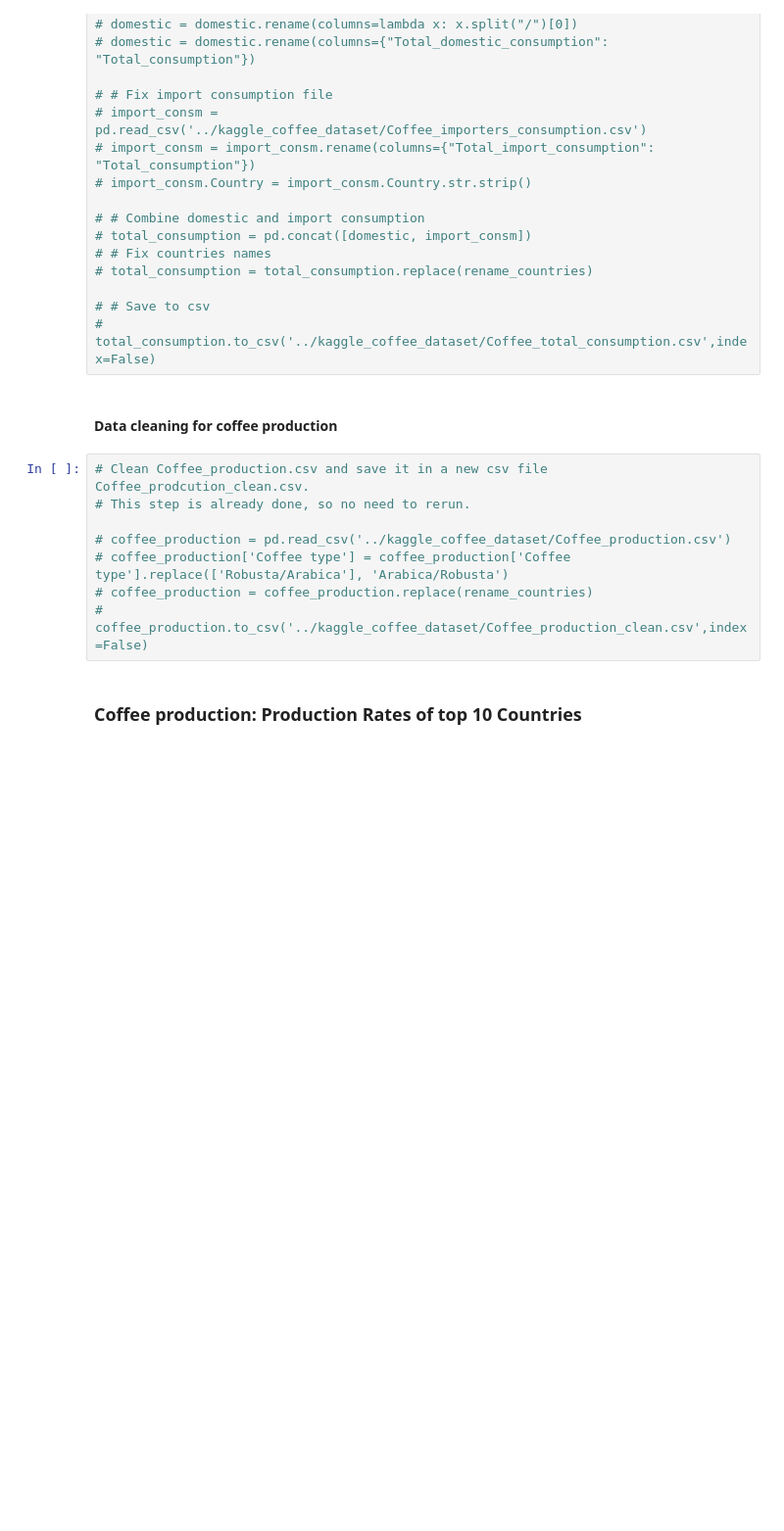
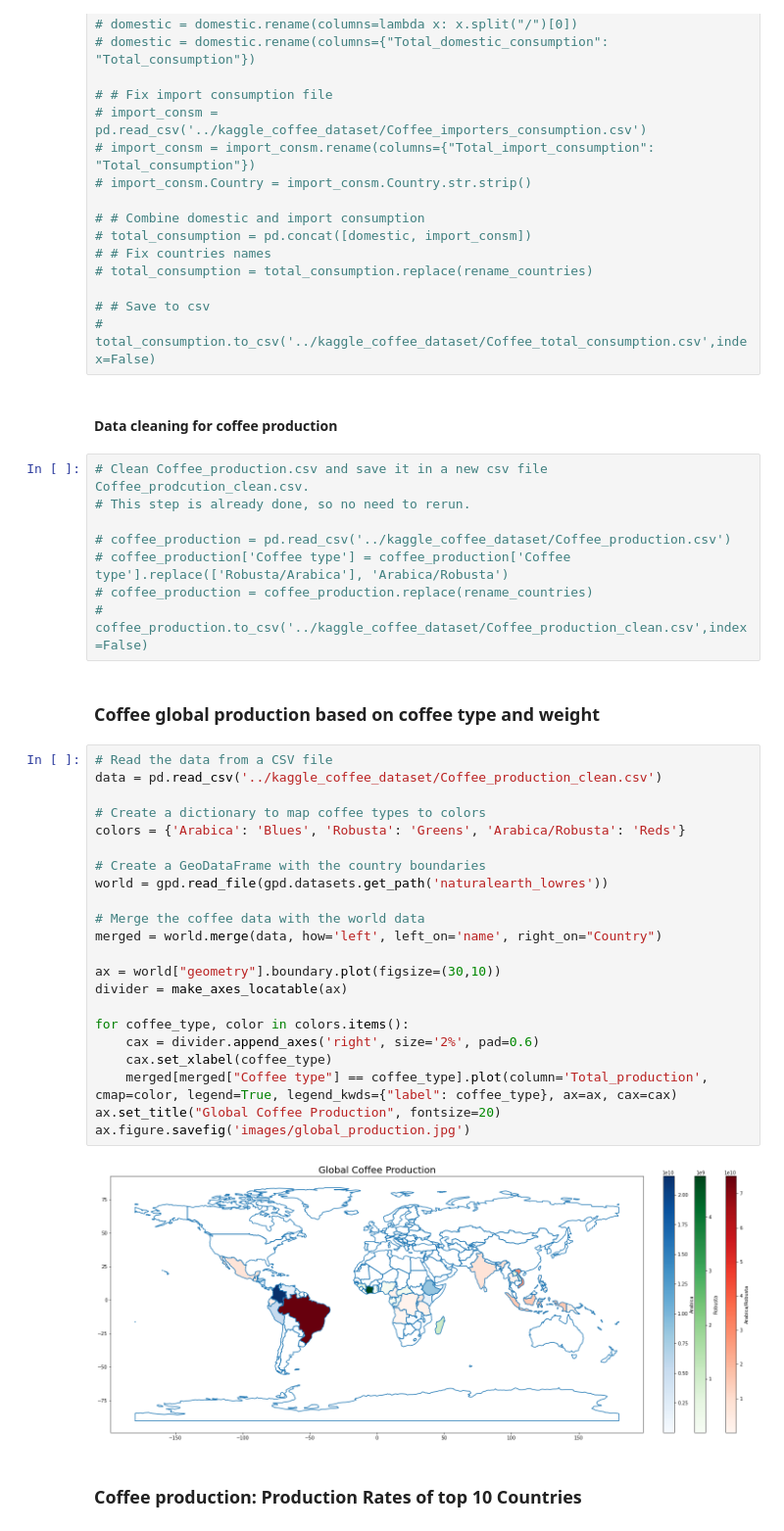
Before and after one commit to com-480-data-visualization/project-2023-kingdom_of_kaffa, a Jupyter notebook: dataset_analysis/kaggle_coffee_dataset.ipynb, the cells around one changed output. Shown: that part at 98% size. Saved outputs shown, nothing was run; the diff lists cells and outputs as text; blank space fills up the shorter version.

```diff
--- a/dataset_analysis/kaggle_coffee_dataset.ipynb
+++ b/dataset_analysis/kaggle_coffee_dataset.ipynb
@@ -53,5 +53,31 @@ pd.set_option('display.max_rows', 500)
 # coffee_production['Coffee type'] = coffee_production['Coffee type'].replace(['Robusta/Arabica'], 'Arabica/Robusta')
 # coffee_production = coffee_production.replace(rename_countries)
 # coffee_production.to_csv('../kaggle_coffee_dataset/Coffee_production_clean.csv',index=False)
+# %% [markdown]
+### Coffee global production based on coffee type and weight
+# %%
+# Read the data from a CSV file
+data = pd.read_csv('../kaggle_coffee_dataset/Coffee_production_clean.csv')
+
+# Create a dictionary to map coffee types to colors
+colors = {'Arabica': 'Blues', 'Robusta': 'Greens', 'Arabica/Robusta': 'Reds'}
+
+# Create a GeoDataFrame with the country boundaries
+world = gpd.read_file(gpd.datasets.get_path('naturalearth_lowres'))
+
+# Merge the coffee data with the world data
+merged = world.merge(data, how='left', left_on='name', right_on="Country")
+
+ax = world["geometry"].boundary.plot(figsize=(30,10))
+divider = make_axes_locatable(ax)
+
+for coffee_type, color in colors.items():
+    cax = divider.append_axes('right', size='2%', pad=0.6)
+    cax.set_xlabel(coffee_type)
+    merged[merged["Coffee type"] == coffee_type].plot(column='Total_production', cmap=color, legend=True, legend_kwds={"label": coffee_type}, ax=ax, cax=cax)
+ax.set_title("Global Coffee Production", fontsize=20)
+ax.figure.savefig('images/global_production.jpg')
+# %% [output]
+[figure, added]
 # %% [markdown]
 ### Coffee production: Production Rates of top 10 Countries
```
Also changed, not shown: parts of 6 cells of this notebook.
